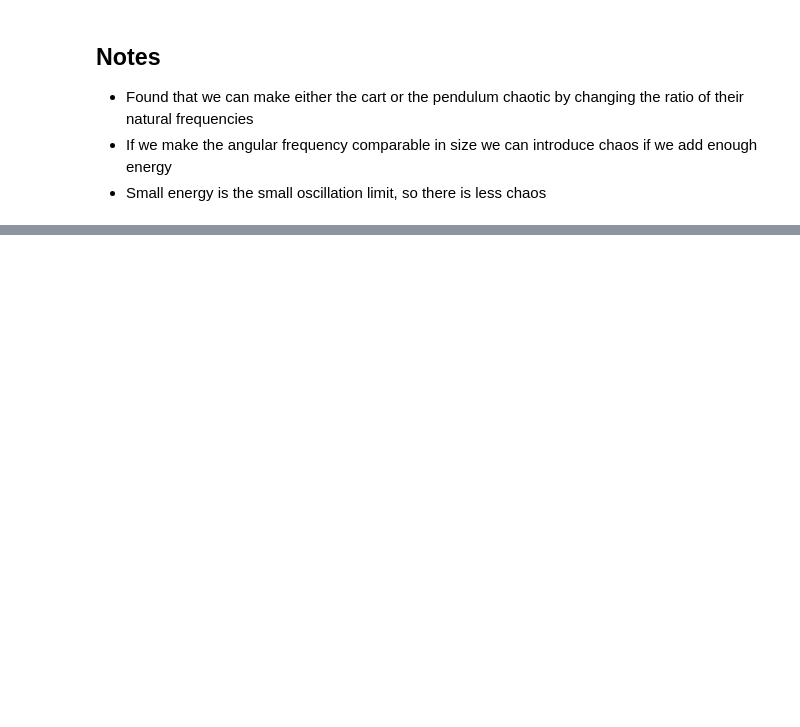
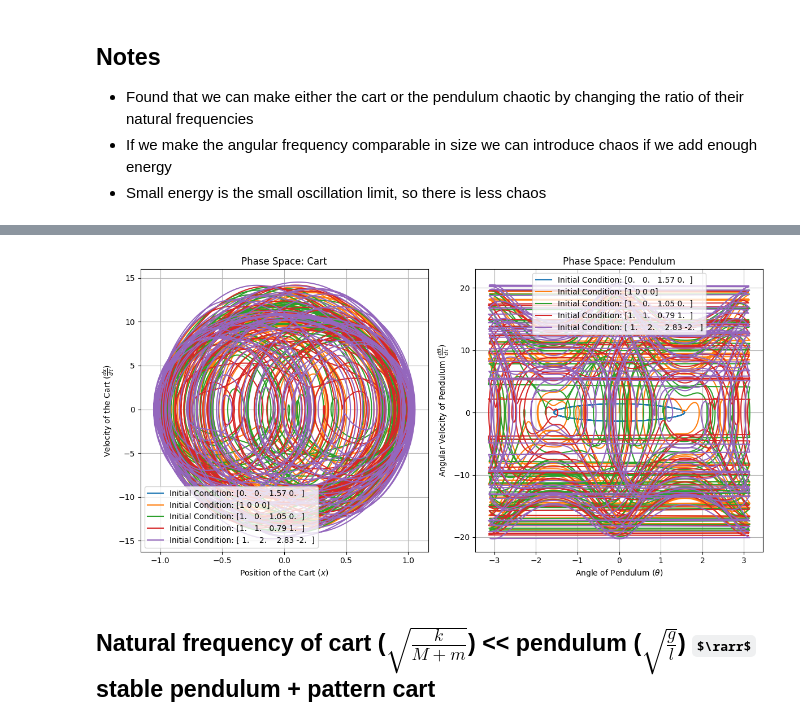
Before and after one commit to NextZtepS/SpringedCart_and_Pendulum, a Jupyter notebook: main.ipynb, the cells around one changed output, grey strips where cells are left out. Cells and saved outputs as stored; diff of their text form; code cells hidden in the pictures; some formulas as TeX source; blank space fills up the shorter version.

```diff
--- a/main.ipynb
+++ b/main.ipynb
@@ -152,0 +232,47 @@ plt.show()
+# %%
+initial_conditions = [
+    [0, 0, np.pi / 2, 0],
+    [1, 0, 0, 0],
+    [1, 0, np.pi / 3, 0],
+    [1, 1, np.pi / 4, 1],
+    [1, 2, np.pi * 0.9, -2],
+]
+
+solutions = []
+for i, Y0 in enumerate(initial_conditions):
+    x, dx_dτ, θ, dθ_dτ = solve_and_extract(model, Y0, τ, (M, m, g, k, l, L, T))
+    solutions.append((x, dx_dτ, θ, dθ_dτ))
+
+# Plot the results
+plt.figure(figsize=(12, 6))
+
+for cond, solution in zip(initial_conditions, solutions):
+    x, dx_dτ, θ, dθ_dτ = solution
+
+    # Phase space of x vs. dx/dτ
+    plt.subplot(1, 2, 1)
+    plt.plot(x, dx_dτ, label=f"Initial Condition: {np.round(cond, 2)}")
+    plt.xlabel(r"Position of the Cart ($x$)")
+    plt.ylabel(r"Velocity of the Cart ($\frac{dx}{d\tau}$)")
+
+    # Phase space of θ vs. dθ/dτ
+    plt.subplot(1, 2, 2)
+    plt.plot(θ, dθ_dτ, label=f"Initial Condition: {np.round(cond, 2)}")
+    plt.xlabel(r"Angle of Pendulum ($\theta$)")
+    plt.ylabel(r"Angular Velocity of Pendulum ($\frac{d\theta}{d\tau}$)")
+
+
+plt.subplot(1, 2, 1)
+plt.title("Phase Space: Cart")
+plt.grid()
+plt.legend()
+plt.subplot(1, 2, 2)
+plt.title("Phase Space: Pendulum")
+plt.grid()
+plt.legend()
+plt.tight_layout()
+plt.show()
+# %% [output]
+[figure, added]
+# %% [markdown]
+## Natural frequency of cart ($\sqrt{\frac{k}{M + m}}$) << pendulum ($\sqrt{\frac{g}{l}}$) $\rarr$ stable pendulum + pattern cart
```
Also changed, not shown: parts of 8 cells of this notebook, 1 other file.
